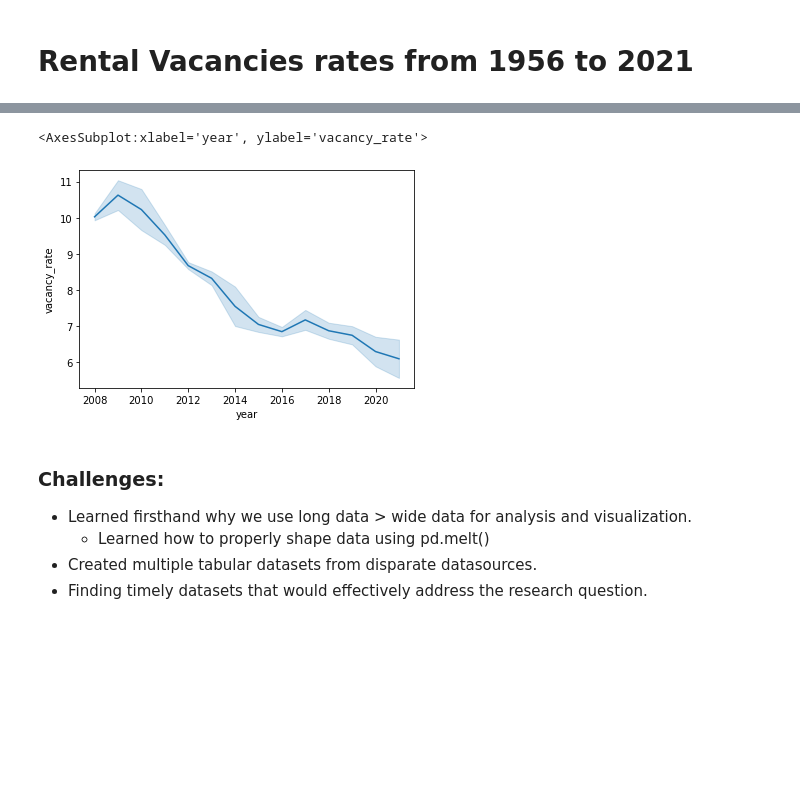
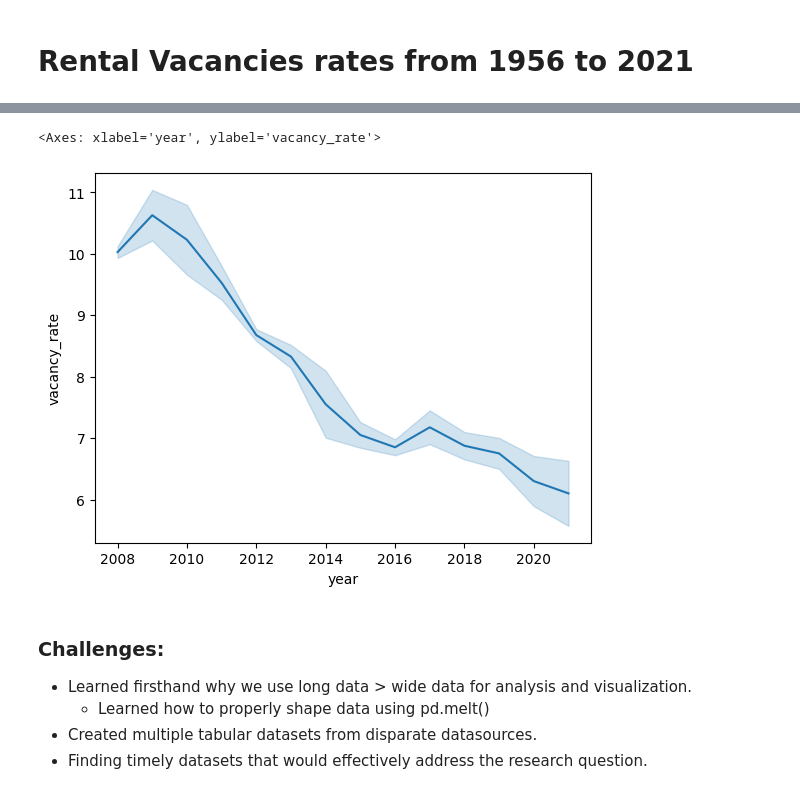
Before and after one commit to marisol-yake/US-Census-HUD-EDA, a Jupyter notebook: INFO 2201 Final Project_1.ipynb, the cells around one changed output, grey strips where cells are left out. Saved outputs shown, nothing was run; the diff lists cells and outputs as text; code cells hidden in the pictures; blank space fills up the shorter version.

```diff
--- a/INFO 2201 Final Project_1.ipynb
+++ b/INFO 2201 Final Project_1.ipynb
@@ -794,19 +770,19 @@ sb.lineplot(
 # %%
 # Rental vacancies, from 2008 to-date
 after_2008 = rental_vacancy_rates_df[rental_vacancy_rates_df["year"] >= 2008]
 sb.lineplot(
     data= after_2008,
     x="year",
     y="vacancy_rate",
-    ci="sd"
+    errorbar="sd"
 )
 
 # Next useful comparisons
 #    Number of home vacancies
 #    Housing affordability data, if possible
 # %% [output]
-<AxesSubplot:xlabel='year', ylabel='vacancy_rate'>
+<Axes: xlabel='year', ylabel='vacancy_rate'>
-[figure, old version]
+[figure, new version]
 # %% [markdown]
 ### Challenges:
 - Learned firsthand why we use long data > wide data for analysis and visualization.
```
Also changed, not shown: parts of 13 cells of this notebook, 8 other files.
